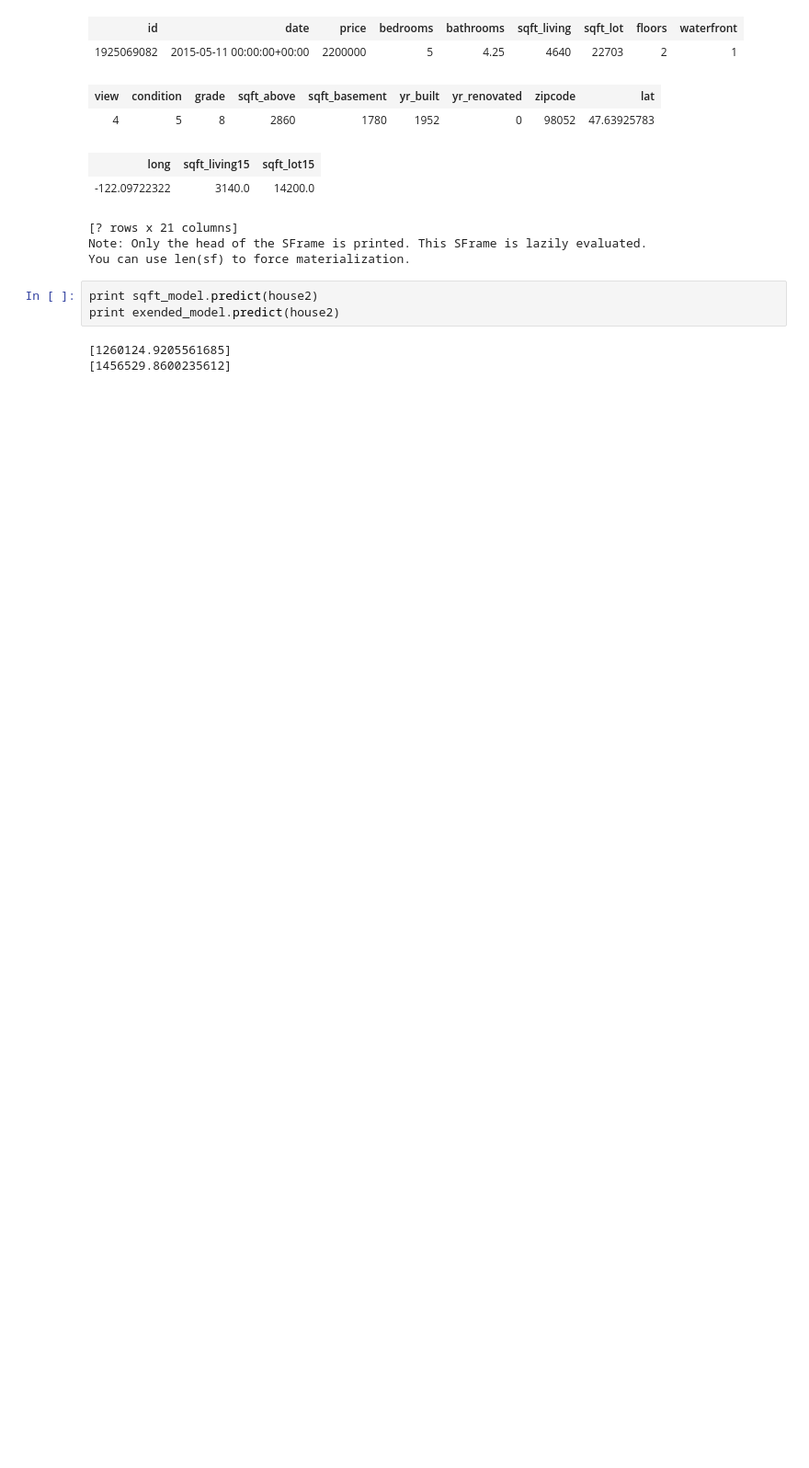
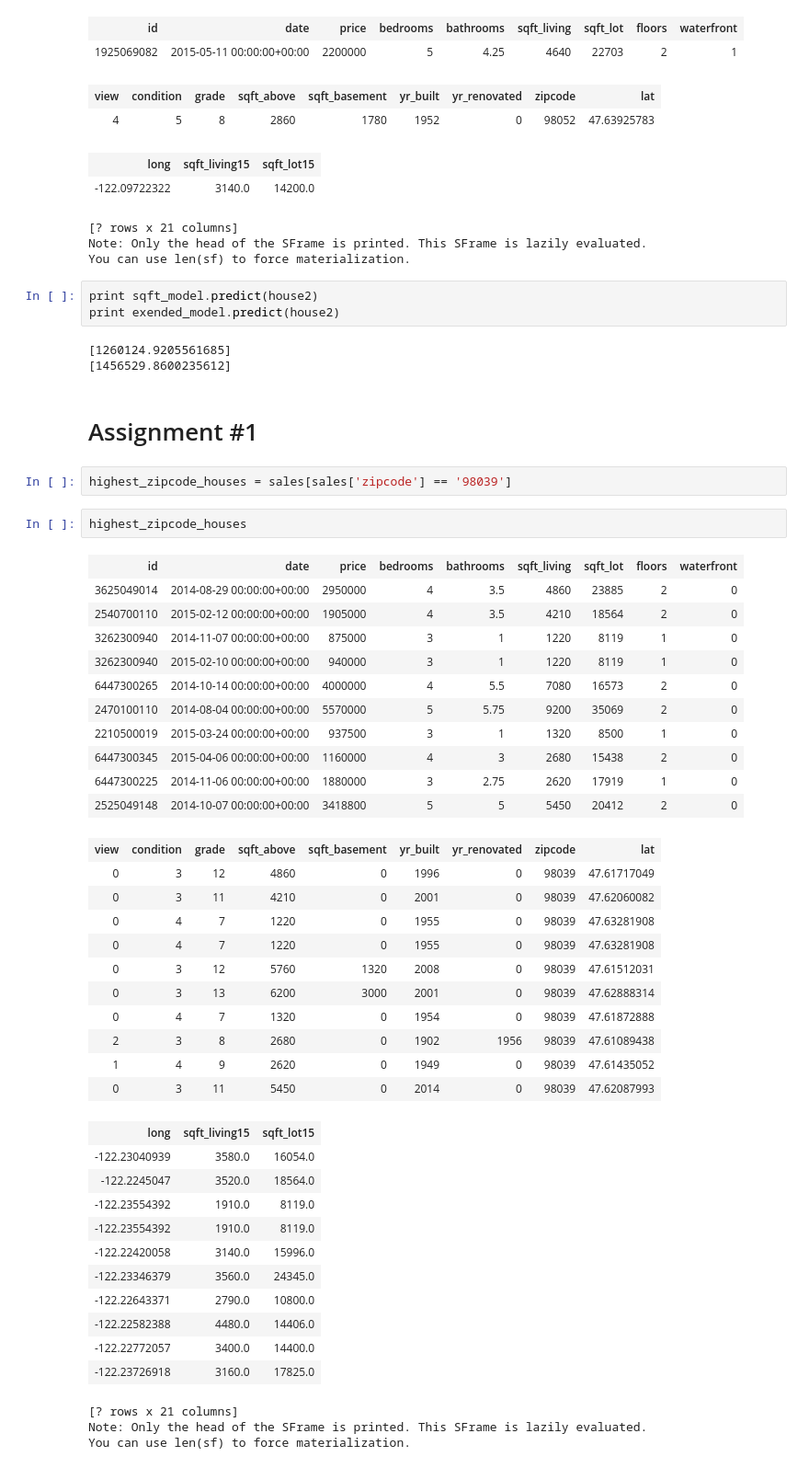
Before and after one commit to thom4parisot/coursera-ml, a Jupyter notebook: week-2/Predicting house prices-mine.ipynb, the cells around one changed output. Shown: that part at 92% size. Cells and saved outputs as stored; diff of their text form; blank space fills up the shorter version.

Commit message:
Assignment week 2

```diff
--- a/week-2/Predicting house prices-mine.ipynb
+++ b/week-2/Predicting house prices-mine.ipynb
@@ -154,3 +154,46 @@ print exended_model.predict(house2)
 # %% [output]
 [1260124.9205561685]
 [1456529.8600235612]
+# %% [markdown]
+# Assignment #1
+# %%
+highest_zipcode_houses = sales[sales['zipcode'] == '98039']
+# %%
+highest_zipcode_houses
+# %% [output]
+| id | date | price | bedrooms | bathrooms | sqft_living | sqft_lot | floors | waterfront |
+| 3625049014 | 2014-08-29 00:00:00+00:00 | 2950000 | 4 | 3.5 | 4860 | 23885 | 2 | 0 |
+| 2540700110 | 2015-02-12 00:00:00+00:00 | 1905000 | 4 | 3.5 | 4210 | 18564 | 2 | 0 |
+| 3262300940 | 2014-11-07 00:00:00+00:00 | 875000 | 3 | 1 | 1220 | 8119 | 1 | 0 |
+| 3262300940 | 2015-02-10 00:00:00+00:00 | 940000 | 3 | 1 | 1220 | 8119 | 1 | 0 |
+| 6447300265 | 2014-10-14 00:00:00+00:00 | 4000000 | 4 | 5.5 | 7080 | 16573 | 2 | 0 |
+| 2470100110 | 2014-08-04 00:00:00+00:00 | 5570000 | 5 | 5.75 | 9200 | 35069 | 2 | 0 |
+| 2210500019 | 2015-03-24 00:00:00+00:00 | 937500 | 3 | 1 | 1320 | 8500 | 1 | 0 |
+| 6447300345 | 2015-04-06 00:00:00+00:00 | 1160000 | 4 | 3 | 2680 | 15438 | 2 | 0 |
+| 6447300225 | 2014-11-06 00:00:00+00:00 | 1880000 | 3 | 2.75 | 2620 | 17919 | 1 | 0 |
+| 2525049148 | 2014-10-07 00:00:00+00:00 | 3418800 | 5 | 5 | 5450 | 20412 | 2 | 0 |
+| view | condition | grade | sqft_above | sqft_basement | yr_built | yr_renovated | zipcode | lat |
+| 0 | 3 | 12 | 4860 | 0 | 1996 | 0 | 98039 | 47.61717049 |
+| 0 | 3 | 11 | 4210 | 0 | 2001 | 0 | 98039 | 47.62060082 |
+| 0 | 4 | 7 | 1220 | 0 | 1955 | 0 | 98039 | 47.63281908 |
+| 0 | 4 | 7 | 1220 | 0 | 1955 | 0 | 98039 | 47.63281908 |
+| 0 | 3 | 12 | 5760 | 1320 | 2008 | 0 | 98039 | 47.61512031 |
+| 0 | 3 | 13 | 6200 | 3000 | 2001 | 0 | 98039 | 47.62888314 |
+| 0 | 4 | 7 | 1320 | 0 | 1954 | 0 | 98039 | 47.61872888 |
+| 2 | 3 | 8 | 2680 | 0 | 1902 | 1956 | 98039 | 47.61089438 |
+| 1 | 4 | 9 | 2620 | 0 | 1949 | 0 | 98039 | 47.61435052 |
+| 0 | 3 | 11 | 5450 | 0 | 2014 | 0 | 98039 | 47.62087993 |
+| long | sqft_living15 | sqft_lot15 |
+| -122.23040939 | 3580.0 | 16054.0 |
+| -122.2245047 | 3520.0 | 18564.0 |
+| -122.23554392 | 1910.0 | 8119.0 |
+| -122.23554392 | 1910.0 | 8119.0 |
+| -122.22420058 | 3140.0 | 15996.0 |
+| -122.23346379 | 3560.0 | 24345.0 |
+| -122.22643371 | 2790.0 | 10800.0 |
+| -122.22582388 | 4480.0 | 14406.0 |
+| -122.22772057 | 3400.0 | 14400.0 |
+| -122.23726918 | 3160.0 | 17825.0 |
+[? rows x 21 columns]
+Note: Only the head of the SFrame is printed. This SFrame is lazily evaluated.
+You can use len(sf) to force materialization.
```
Also changed, not shown: parts of 10 cells of this notebook.
